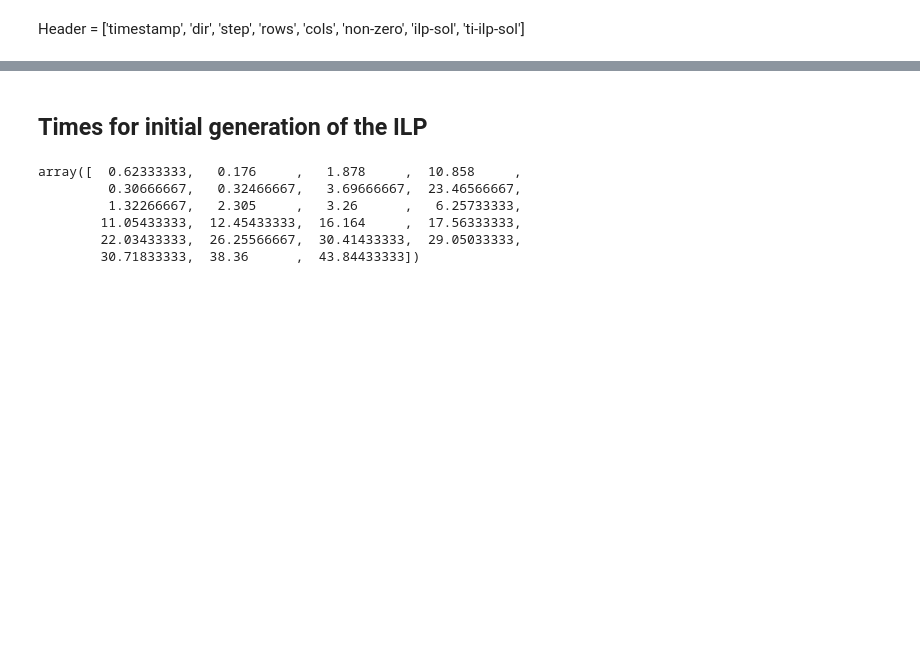
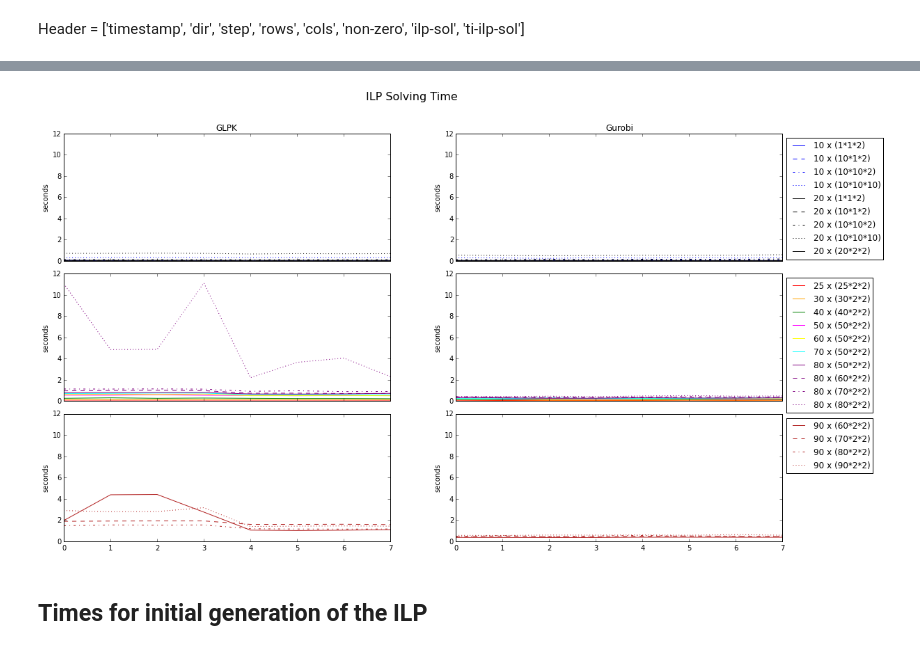
Before and after one commit to rene-schoene/racr-mquat, a Jupyter notebook: ilp-measurement.ipynb, the cells around one changed output, grey strips where cells are left out. Cells and saved outputs as stored; diff of their text form; code cells hidden in the pictures; blank space fills up the shorter version.

```diff
--- a/ilp-measurement.ipynb
+++ b/ilp-measurement.ipynb
@@ -151,11 +170,36 @@ plt.show()
+# %%
+f, ax_arr = plt.subplots(nrows = ax_nr+1, ncols = 2, sharex=True, sharey=True)
+f.set_size_inches(18.5,10.5)
+one_plot = ax_arr.shape[1] == 1
+
+lines, labels = [], []
+for p in params:
+    ax_tup = ax_arr if one_plot else ax_arr[p[0]]
+    ax_glpk = ax_tup[0]
+    ax_gurobi = ax_tup[1]
+    x = np.array(xrange(0,len(p[3]))) # start at zero
+    line_glpk  = ax_glpk.plot(x, p[3], ls = p[5], c = p[6], label = p[7])
+    line_gurobi = ax_gurobi.plot(x, p[4], ls = p[5], c = p[6], label = p[7])
+    ax_gurobi.legend(loc='upper left', bbox_to_anchor=(1, 1))
+    ax_glpk.set_ylabel('seconds')
+    ax_gurobi.set_ylabel('seconds')
+    lines.append(line_glpk[0])
+    labels.append(p[7])
+
+first_ax = ax_arr if one_plot else ax_arr[0]
+plt.suptitle('ILP Solving Time', fontsize = 16)
+first_ax[0].set_title('GLPK')
+first_ax[1].set_title('Gurobi')
+
+# Fine-tune figure; make subplots close to each other and hide x ticks for
+# all but bottom plots.
+f.subplots_adjust(hspace=0.1)
+plt.setp([a.get_xticklabels() for a in f.axes[:-2]], visible=False)
+plt.setp([a.get_yticklabels() for a in f.axes], visible=True)
+plt.savefig('sol.pdf')
+plt.savefig('sol.png')
+plt.show()
+# %% [output]
+[figure, added]
 # %% [markdown]
 ## Times for initial generation of the ILP
-# %%
-gdat2[0]
-# %% [output]
-array([  0.62333333,   0.176     ,   1.878     ,  10.858     ,
-         0.30666667,   0.32466667,   3.69666667,  23.46566667,
-         1.32266667,   2.305     ,   3.26      ,   6.25733333,
-        11.05433333,  12.45433333,  16.164     ,  17.56333333,
-        22.03433333,  26.25566667,  30.41433333,  29.05033333,
-        30.71833333,  38.36      ,  43.84433333])
```
Also changed, not shown: parts of 11 cells of this notebook, 3 other files.
